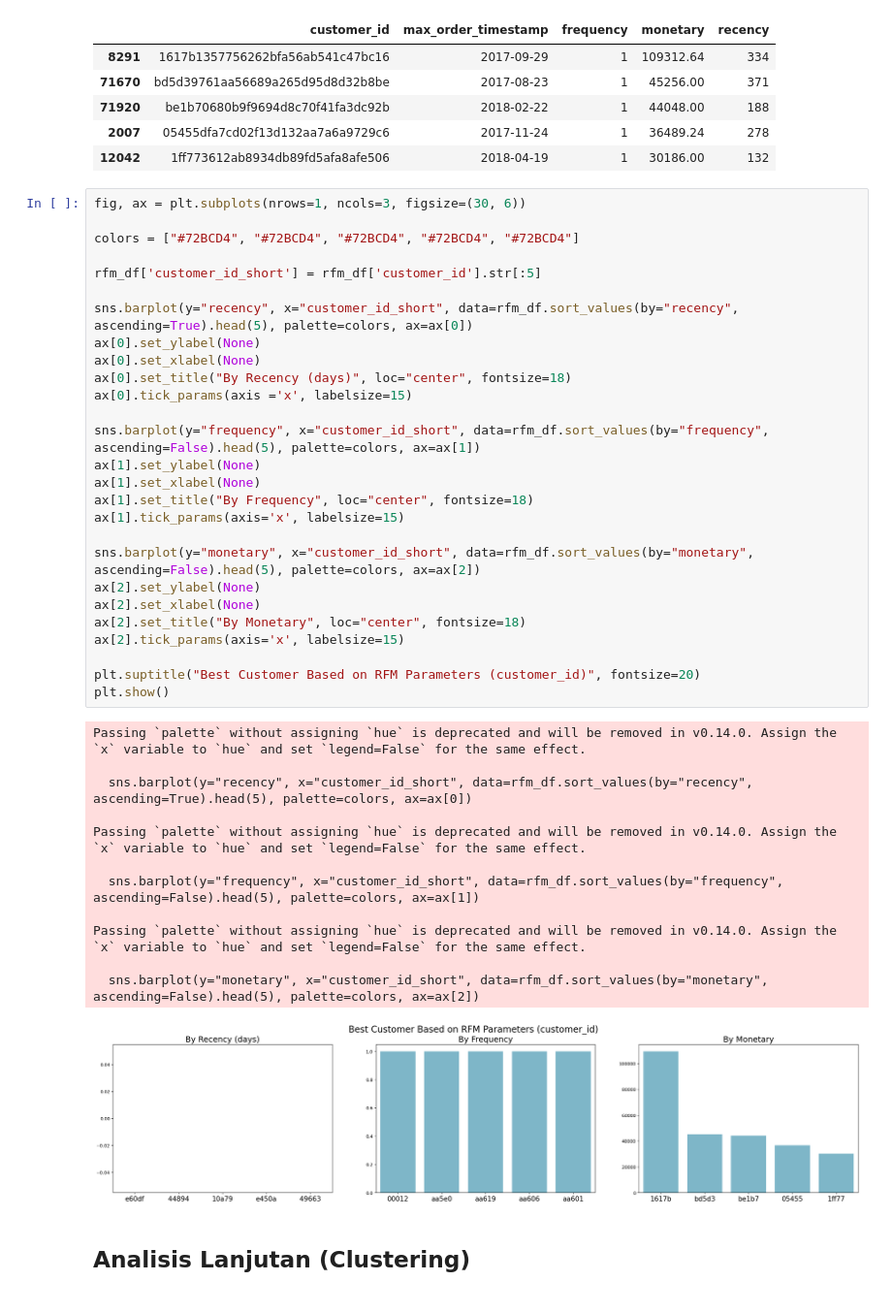
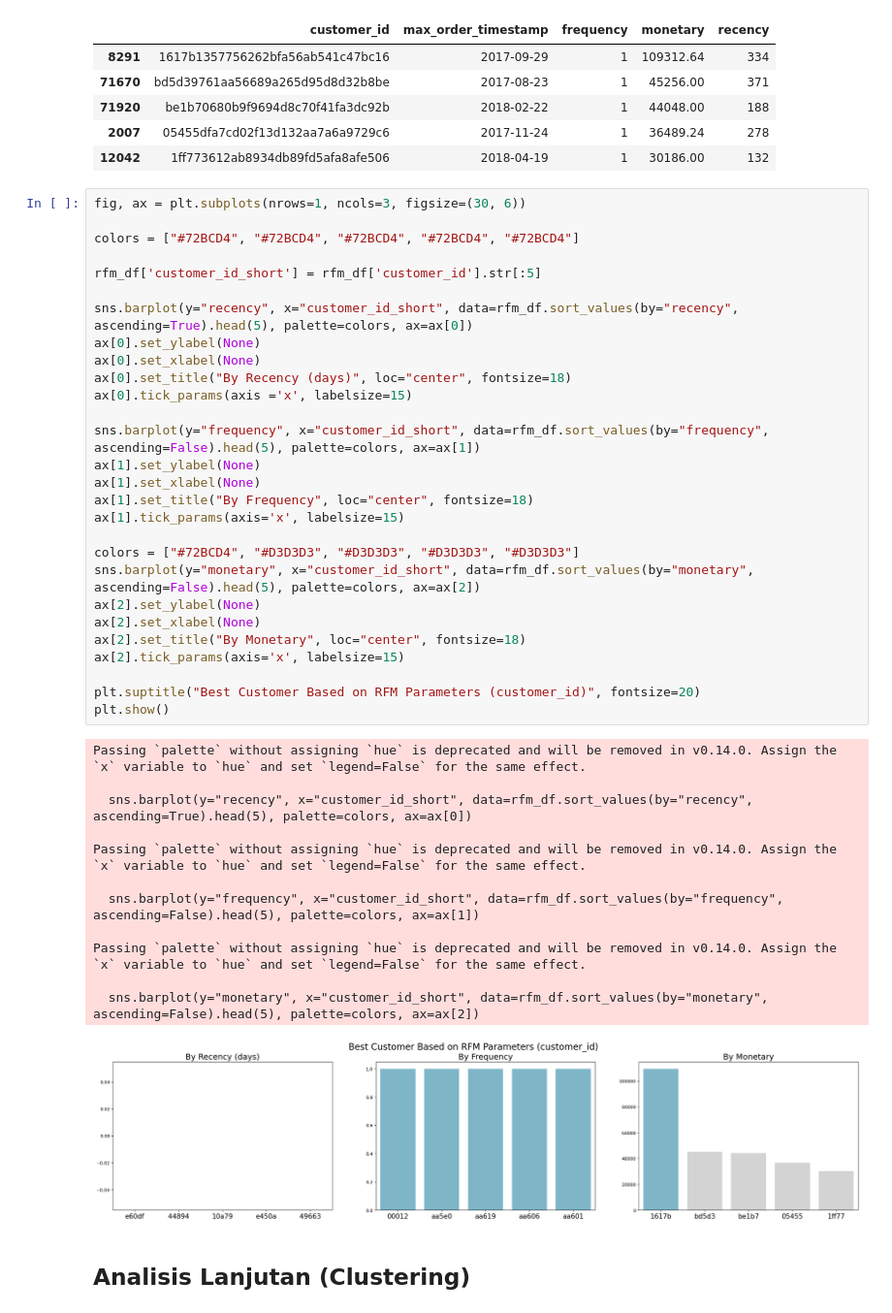
Before and after one commit to fakhri027/Brazilian-E-Commerce-Data-Analysis, a Jupyter notebook: Proyek_Analisis_Data.ipynb, the cells around one changed output. Shown at 97% size. Saved outputs shown, nothing was run; the diff lists cells and outputs as text.

```diff
--- a/Proyek_Analisis_Data.ipynb
+++ b/Proyek_Analisis_Data.ipynb
@@ -1890,34 +1858,35 @@ ax[0].set_ylabel(None)
 ax[0].set_xlabel(None)
 ax[0].set_title("By Recency (days)", loc="center", fontsize=18)
 ax[0].tick_params(axis ='x', labelsize=15)
 
 sns.barplot(y="frequency", x="customer_id_short", data=rfm_df.sort_values(by="frequency", ascending=False).head(5), palette=colors, ax=ax[1])
 ax[1].set_ylabel(None)
 ax[1].set_xlabel(None)
 ax[1].set_title("By Frequency", loc="center", fontsize=18)
 ax[1].tick_params(axis='x', labelsize=15)
 
+colors = ["#72BCD4", "#D3D3D3", "#D3D3D3", "#D3D3D3", "#D3D3D3"]
 sns.barplot(y="monetary", x="customer_id_short", data=rfm_df.sort_values(by="monetary", ascending=False).head(5), palette=colors, ax=ax[2])
 ax[2].set_ylabel(None)
 ax[2].set_xlabel(None)
 ax[2].set_title("By Monetary", loc="center", fontsize=18)
 ax[2].tick_params(axis='x', labelsize=15)
 
 plt.suptitle("Best Customer Based on RFM Parameters (customer_id)", fontsize=20)
 plt.show()
 # %% [output]
 Passing `palette` without assigning `hue` is deprecated and will be removed in v0.14.0. Assign the `x` variable to `hue` and set `legend=False` for the same effect.
 
   sns.barplot(y="recency", x="customer_id_short", data=rfm_df.sort_values(by="recency", ascending=True).head(5), palette=colors, ax=ax[0])
 
 Passing `palette` without assigning `hue` is deprecated and will be removed in v0.14.0. Assign the `x` variable to `hue` and set `legend=False` for the same effect.
 
   sns.barplot(y="frequency", x="customer_id_short", data=rfm_df.sort_values(by="frequency", ascending=False).head(5), palette=colors, ax=ax[1])
 
 Passing `palette` without assigning `hue` is deprecated and will be removed in v0.14.0. Assign the `x` variable to `hue` and set `legend=False` for the same effect.
 
   sns.barplot(y="monetary", x="customer_id_short", data=rfm_df.sort_values(by="monetary", ascending=False).head(5), palette=colors, ax=ax[2])
-[figure, old version]
+[figure, new version]
 # %% [markdown]
 ## Analisis Lanjutan (Clustering)
 # %%
```
Also changed, not shown: parts of 26 cells of this notebook, 2 other files.
